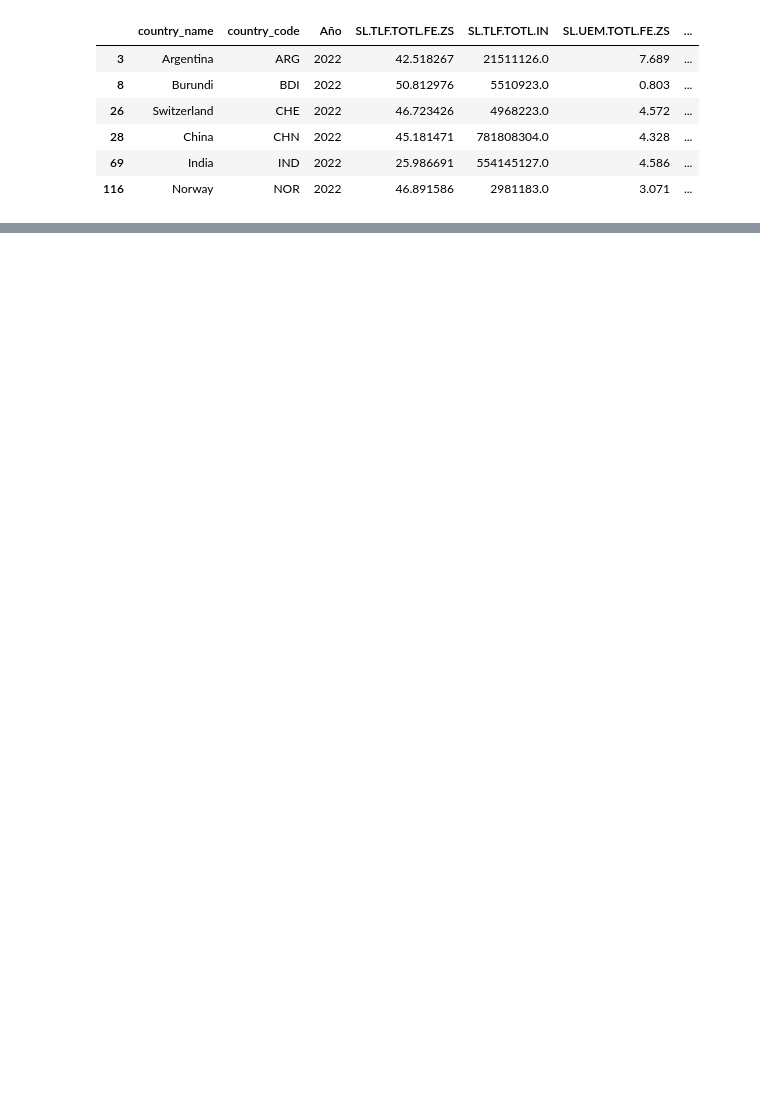
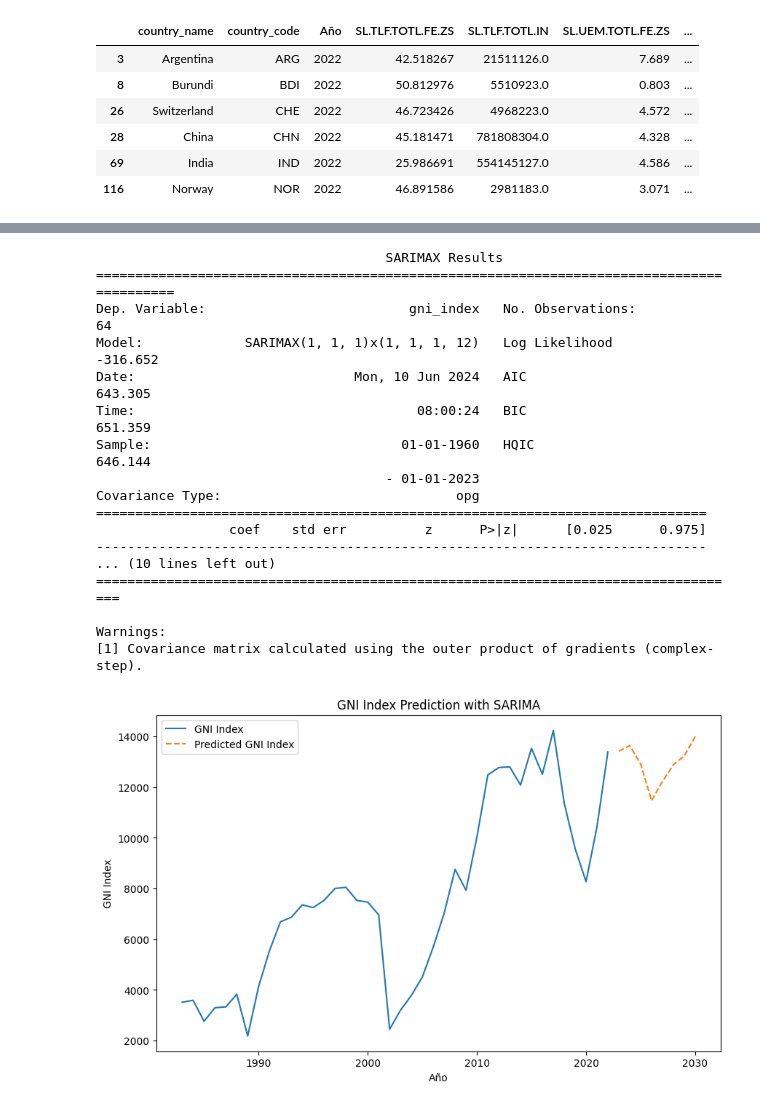
Before and after one commit to mkiszkur/TT1, a Jupyter notebook: 03_eda/EDA_entrega_3.ipynb, the cells around one changed output, grey strips where cells are left out. Cells and saved outputs as stored; diff of their text form; code cells hidden in the pictures; blank space fills up the shorter version.

```diff
--- a/03_eda/EDA_entrega_3.ipynb
+++ b/03_eda/EDA_entrega_3.ipynb
@@ -2777,0 +2940,39 @@ clustered_data [clustered_data['country_code'].isin (['ARG', 'BMU', 'CHE', 'NOR'
+# %%
+from statsmodels.tsa.statespace.sarimax import SARIMAX
+
+# Ajustar el modelo SARIMA
+model_sarima = SARIMAX(gni_country_series, order=(1, 1, 1), seasonal_order=(1, 1, 1, 12), enforce_stationarity=False, enforce_invertibility=False)
+model_sarima_fit = model_sarima.fit(disp=False)
+print(model_sarima_fit.summary())
+
+# Hacer predicciones con el modelo SARIMA
+predictions_sarima = model_sarima_fit.predict(start=pred_start_date, end=pred_end_date)
+
+# Visualizar las predicciones del modelo SARIMA
+plt.figure(figsize=(10, 6))
+plt.plot(gni_country_series, label='GNI Index')
+plt.plot(predictions_sarima, label='Predicted GNI Index', linestyle='--')
+plt.title('GNI Index Prediction with SARIMA')
+plt.xlabel('Año')
+plt.ylabel('GNI Index')
+plt.legend()
+plt.show()
+# %% [output]
+                                     SARIMAX Results
+==========================================================================================
+Dep. Variable:                          gni_index   No. Observations:                   64
+Model:             SARIMAX(1, 1, 1)x(1, 1, 1, 12)   Log Likelihood                -316.652
+Date:                            Mon, 10 Jun 2024   AIC                            643.305
+Time:                                    08:00:24   BIC                            651.359
+Sample:                                01-01-1960   HQIC                           646.144
+                                     - 01-01-2023
+Covariance Type:                              opg
+==============================================================================
+                 coef    std err          z      P>|z|      [0.025      0.975]
+------------------------------------------------------------------------------
+... (10 lines left out)
+===================================================================================
+
+Warnings:
+[1] Covariance matrix calculated using the outer product of gradients (complex-step).
+[figure, added]
```
Also changed, not shown: parts of 19 cells of this notebook, 6 other files.
